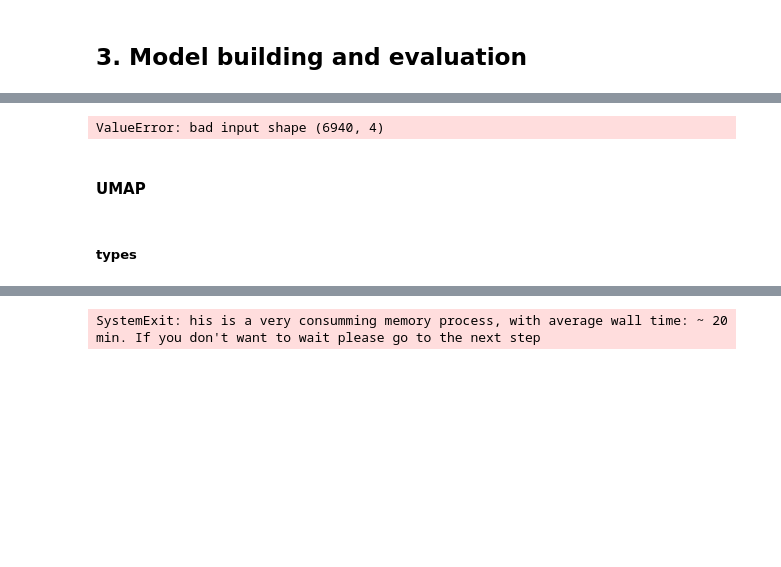
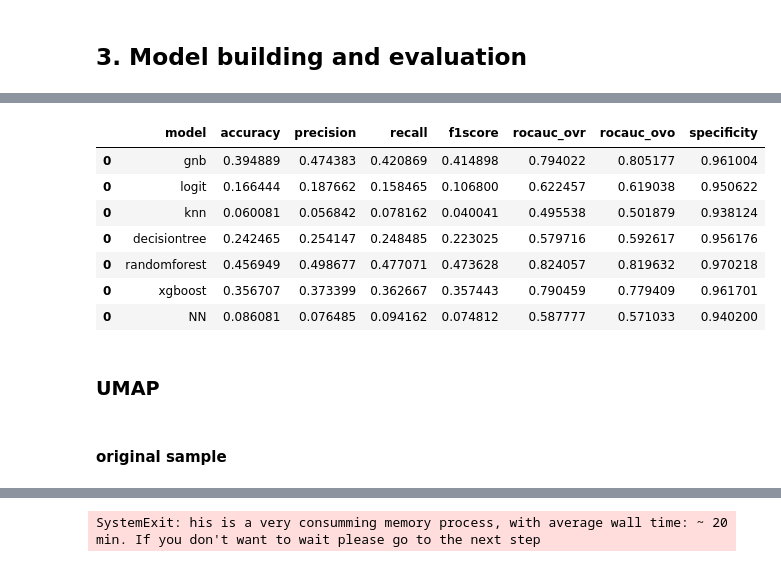
Before and after one commit to mikongame/project-final, a Jupyter notebook: your-project/3_MBTI Model building and evaluation.ipynb, the cells around one changed output, grey strips where cells are left out. Saved outputs shown, nothing was run; the diff lists cells and outputs as text; code cells hidden in the pictures; blank space fills up the shorter version.

```diff
--- a/your-project/3_MBTI Model building and evaluation.ipynb
+++ b/your-project/3_MBTI Model building and evaluation.ipynb
@@ -441,3 +152,14 @@ ValueError: Imbalanced-learn currently supports binary, multiclass and binarized
+# %%
+def sampling_k_elements(group, k=39):
+    if len(group) < k:
+        return group
+    return group.sample(k)
+
+balanced_svd = result_svd_vec_types.groupby("type").apply(sampling_k_elements).reset_index(drop=True)
+# %%
+X = balanced_svd.drop(["type","enfj", "enfp", "entj", "entp", "esfj", "esfp", "estj", "estp","infj", "infp", "intj",
+                               "intp", "isfj", "isfp", "istj", "istp"], axis=1).values
+y = balanced_svd["type"].values
 # %%
 X_train, X_test, y_train, y_test = train_test_split(X, y, random_state=42, test_size=0.2)
 print ((X_train.shape),(y_train.shape),(X_test.shape),(y_test.shape))
@@ -448,46 +170,57 @@ def baseline_report(model, X_train, X_test, y_train, y_test, name):
     strat_k_fold = StratifiedKFold(n_splits=5, shuffle=True)
     model.fit(X_train, y_train)
     accuracy     = np.mean(cross_val_score(model, X_train, y_train, cv=strat_k_fold, scoring='accuracy'))
-    precision    = np.mean(cross_val_score(model, X_train, y_train, cv=strat_k_fold, scoring='precision'))
-    recall       = np.mean(cross_val_score(model, X_train, y_train, cv=strat_k_fold, scoring='recall'))
-    f1score      = np.mean(cross_val_score(model, X_train, y_train, cv=strat_k_fold, scoring='f1'))
-    rocauc       = np.mean(cross_val_score(model, X_train, y_train, cv=strat_k_fold, scoring='roc_auc'))
+    precision    = np.mean(cross_val_score(model, X_train, y_train, cv=strat_k_fold, scoring='precision_weighted'))
+    recall       = np.mean(cross_val_score(model, X_train, y_train, cv=strat_k_fold, scoring='recall_weighted'))
+    f1score      = np.mean(cross_val_score(model, X_train, y_train, cv=strat_k_fold, scoring='f1_weighted'))
+    rocauc_ovr   = np.mean(cross_val_score(model, X_train, y_train, cv=strat_k_fold, scoring='roc_auc_ovr_weighted'))
+    rocauc_ovo   = np.mean(cross_val_score(model, X_train, y_train, cv=strat_k_fold, scoring='roc_auc_ovo_weighted'))
     y_pred = model.predict(X_test)
-    tn, fp, fn, tp = confusion_matrix(y_pred, y_test).ravel()
-    specificity = tn / (tn+fp)
+    mcm = multilabel_confusion_matrix(y_test, y_pred)
+    tn = mcm[:, 0, 0]
+    tp = mcm[:, 1, 1]
+    fn = mcm[:, 1, 0]
+    fp = mcm[:, 0, 1]
+    specificities = tn / (tn+fp)
+    specificity = (specificities.sum())/ 16
 
     df_model = pd.DataFrame({'model'        : [name],
                              'accuracy'     : [accuracy],
                              'precision'    : [precision],
                              'recall'       : [recall],
                              'f1score'      : [f1score],
-                             'rocauc'       : [rocauc],
+                             'rocauc_ovr'   : [rocauc_ovr],
+                             'rocauc_ovo'   : [rocauc_ovo],
                              'specificity': [specificity]
                             })
     return df_model
 # %%
 models = {'gnb': GaussianNB(),
-          'bnb': BernoulliNB(),
-          'mnb': MultinomialNB(),
           'logit': LogisticRegression(),
           'knn': KNeighborsClassifier(),
           'decisiontree': DecisionTreeClassifier(),
           'randomforest': RandomForestClassifier(),
-          'svc': SVC(probability=True),
-          'linearsvc': LinearSVC(),
           'xgboost': GradientBoostingClassifier(),
           'NN': MLPClassifier()
          }
 # %%
 # Evaluation of models
 models_df = pd.concat([baseline_report(model, X_train, X_test, y_train, y_test, name) for (name, model) in models.items()])
+models_df.to_csv("data/output_csv/models_svd_resampled.csv")
 models_df
 # %% [output]
-ValueError: bad input shape (6940, 4)
+|  | model | accuracy | precision | recall | f1score | rocauc_ovr | rocauc_ovo | specificity |
+| 0 | gnb | 0.394889 | 0.474383 | 0.420869 | 0.414898 | 0.794022 | 0.805177 | 0.961004 |
+| 0 | logit | 0.166444 | 0.187662 | 0.158465 | 0.106800 | 0.622457 | 0.619038 | 0.950622 |
+| 0 | knn | 0.060081 | 0.056842 | 0.078162 | 0.040041 | 0.495538 | 0.501879 | 0.938124 |
+| 0 | decisiontree | 0.242465 | 0.254147 | 0.248485 | 0.223025 | 0.579716 | 0.592617 | 0.956176 |
+| 0 | randomforest | 0.456949 | 0.498677 | 0.477071 | 0.473628 | 0.824057 | 0.819632 | 0.970218 |
+| 0 | xgboost | 0.356707 | 0.373399 | 0.362667 | 0.357443 | 0.790459 | 0.779409 | 0.961701 |
+| 0 | NN | 0.086081 | 0.076485 | 0.094162 | 0.074812 | 0.587777 | 0.571033 | 0.940200 |
 # %% [markdown]
-#### UMAP
+### UMAP
-# %% [markdown]
-##### types
+# %% [markdown]
+#### original sample
 # %%
 result_umap_types  = pd.read_csv("data/output_csv/result_umap_types.csv")
 result_umap_types.drop(["Unnamed: 0"], axis=1, inplace=True)
```
Also changed, not shown: parts of 102 cells of this notebook, 16 other files.
